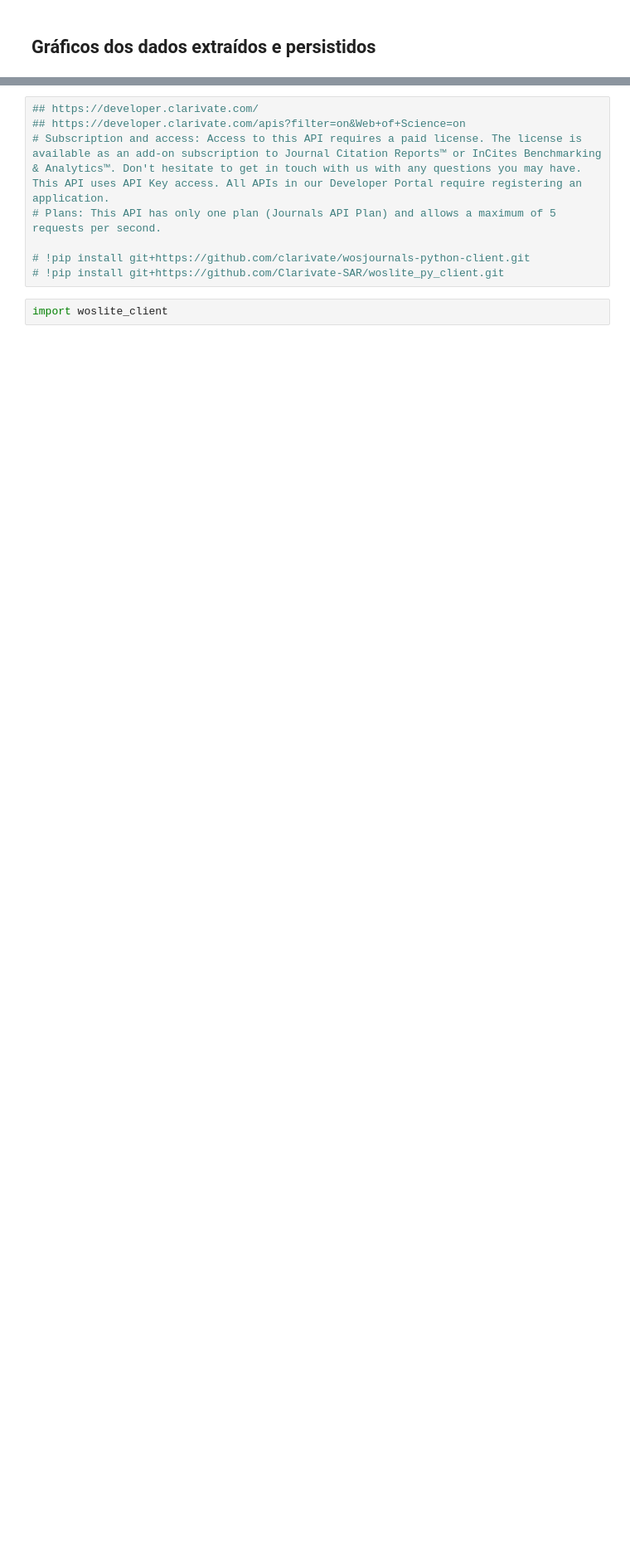
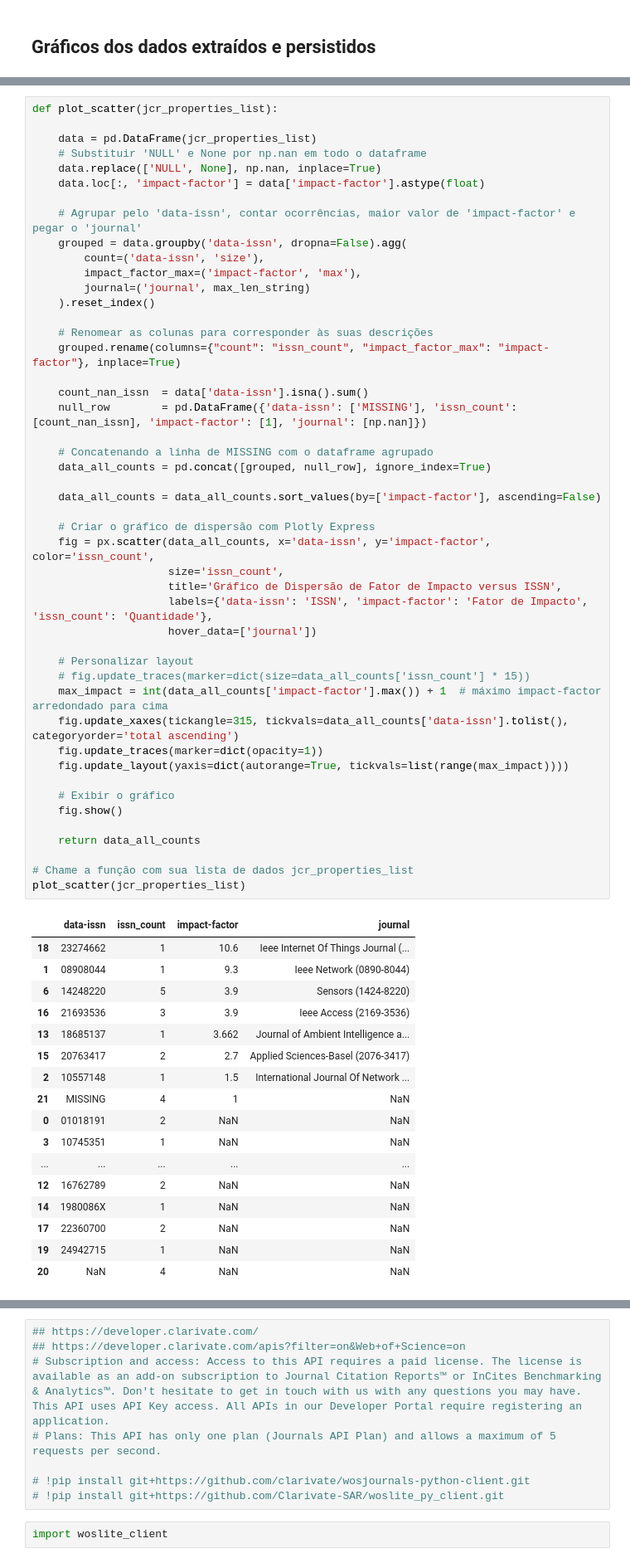
Before and after one commit to makaires77/fioce, a Jupyter notebook: source/adapters/input/jupyter_notebooks/parse_lattes_n4j.ipynb, the cells around one changed output, grey strips where cells are left out. Shown at 83% size. Drawn from its saved outputs; the diff is of its cells as text; blank space fills up the shorter version.

```diff
--- a/source/adapters/input/jupyter_notebooks/parse_lattes_n4j.ipynb
+++ b/source/adapters/input/jupyter_notebooks/parse_lattes_n4j.ipynb
@@ -3061,0 +1907,65 @@ data_counts
+# %%
+def plot_scatter(jcr_properties_list):
+
+    data = pd.DataFrame(jcr_properties_list)
+    # Substituir 'NULL' e None por np.nan em todo o dataframe
+    data.replace(['NULL', None], np.nan, inplace=True)
+    data.loc[:, 'impact-factor'] = data['impact-factor'].astype(float)
+
+    # Agrupar pelo 'data-issn', contar ocorrências, maior valor de 'impact-factor' e pegar o 'journal'
+    grouped = data.groupby('data-issn', dropna=False).agg(
+        count=('data-issn', 'size'),
+        impact_factor_max=('impact-factor', 'max'),
+        journal=('journal', max_len_string)
+    ).reset_index()
+
+    # Renomear as colunas para corresponder às suas descrições
+    grouped.rename(columns={"count": "issn_count", "impact_factor_max": "impact-factor"}, inplace=True)
+
+    count_nan_issn  = data['data-issn'].isna().sum()
+    null_row        = pd.DataFrame({'data-issn': ['MISSING'], 'issn_count': [count_nan_issn], 'impact-factor': [1], 'journal': [np.nan]})
+
+    # Concatenando a linha de MISSING com o dataframe agrupado
+    data_all_counts = pd.concat([grouped, null_row], ignore_index=True)
+
+    data_all_counts = data_all_counts.sort_values(by=['impact-factor'], ascending=False)
+
+    # Criar o gráfico de dispersão com Plotly Express
+    fig = px.scatter(data_all_counts, x='data-issn', y='impact-factor', color='issn_count',
+                     size='issn_count',
+                     title='Gráfico de Dispersão de Fator de Impacto versus ISSN',
+                     labels={'data-issn': 'ISSN', 'impact-factor': 'Fator de Impacto', 'issn_count': 'Quantidade'},
+                     hover_data=['journal'])
+
+    # Personalizar layout
+    # fig.update_traces(marker=dict(size=data_all_counts['issn_count'] * 15))
+    max_impact = int(data_all_counts['impact-factor'].max()) + 1  # máximo impact-factor arredondado para cima
+    fig.update_xaxes(tickangle=315, tickvals=data_all_counts['data-issn'].tolist(), categoryorder='total ascending')
+    fig.update_traces(marker=dict(opacity=1))
+    fig.update_layout(yaxis=dict(autorange=True, tickvals=list(range(max_impact))))
+
+    # Exibir o gráfico
+    fig.show()
+
+    return data_all_counts
+
+# Chame a função com sua lista de dados jcr_properties_list
+plot_scatter(jcr_properties_list)
+# %% [output]
+|  | data-issn | issn_count | impact-factor | journal |
+| 18 | 23274662 | 1 | 10.6 | Ieee Internet Of Things Journal (... |
+| 1 | 08908044 | 1 | 9.3 | Ieee Network (0890-8044) |
+| 6 | 14248220 | 5 | 3.9 | Sensors (1424-8220) |
+| 16 | 21693536 | 3 | 3.9 | Ieee Access (2169-3536) |
+| 13 | 18685137 | 1 | 3.662 | Journal of Ambient Intelligence a... |
+| 15 | 20763417 | 2 | 2.7 | Applied Sciences-Basel (2076-3417) |
+| 2 | 10557148 | 1 | 1.5 | International Journal Of Network ... |
+| 21 | MISSING | 4 | 1 | NaN |
+| 0 | 01018191 | 2 | NaN | NaN |
+| 3 | 10745351 | 1 | NaN | NaN |
+| ... | ... | ... | ... | ... |
+| 12 | 16762789 | 2 | NaN | NaN |
+| 14 | 1980086X | 1 | NaN | NaN |
+| 17 | 22360700 | 2 | NaN | NaN |
+| 19 | 24942715 | 1 | NaN | NaN |
+| 20 | NaN | 4 | NaN | NaN |
```
Also changed, not shown: parts of 88 cells of this notebook.
